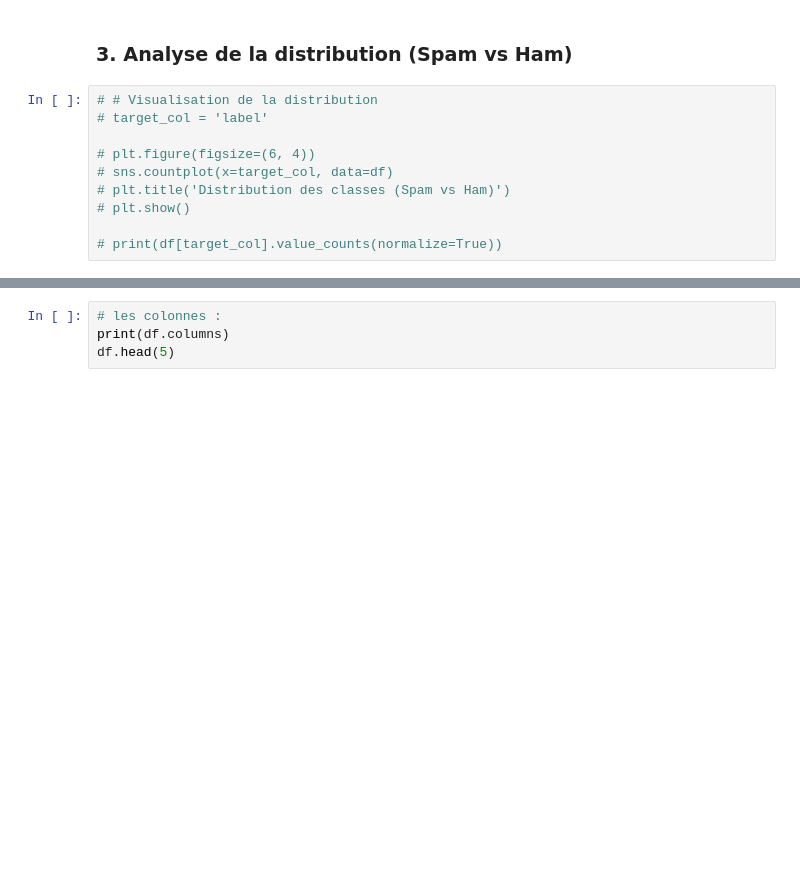
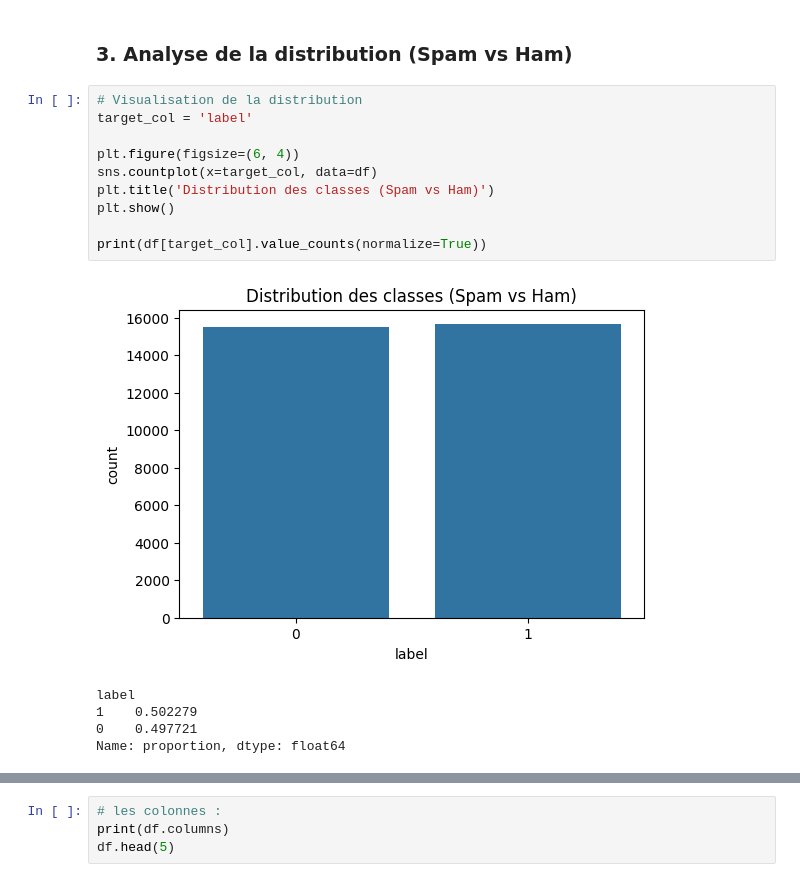
Before and after one commit to bouchramilo/SpamDetectorAI, a Jupyter notebook: notebooks/partie_1.ipynb, the cells around one changed output, grey strips where cells are left out. Drawn from its saved outputs; the diff is of its cells as text; blank space fills up the shorter version.

```diff
--- a/notebooks/partie_1.ipynb
+++ b/notebooks/partie_1.ipynb
@@ -76,14 +91,20 @@ Dimensions après suppression des doublons : (31148, 8)
 # %% [markdown]
 ### 3. Analyse de la distribution (Spam vs Ham)
 # %%
-# # Visualisation de la distribution
-# target_col = 'label'
+# Visualisation de la distribution
+target_col = 'label'
 
-# plt.figure(figsize=(6, 4))
-# sns.countplot(x=target_col, data=df)
-# plt.title('Distribution des classes (Spam vs Ham)')
-# plt.show()
+plt.figure(figsize=(6, 4))
+sns.countplot(x=target_col, data=df)
+plt.title('Distribution des classes (Spam vs Ham)')
+plt.show()
 
-# print(df[target_col].value_counts(normalize=True))
+print(df[target_col].value_counts(normalize=True))
+# %% [output]
+[figure, added]
+label
+1    0.502279
+0    0.497721
+Name: proportion, dtype: float64
 # %%
 
```
Also changed, not shown: parts of 16 cells of this notebook, 2 other files.
